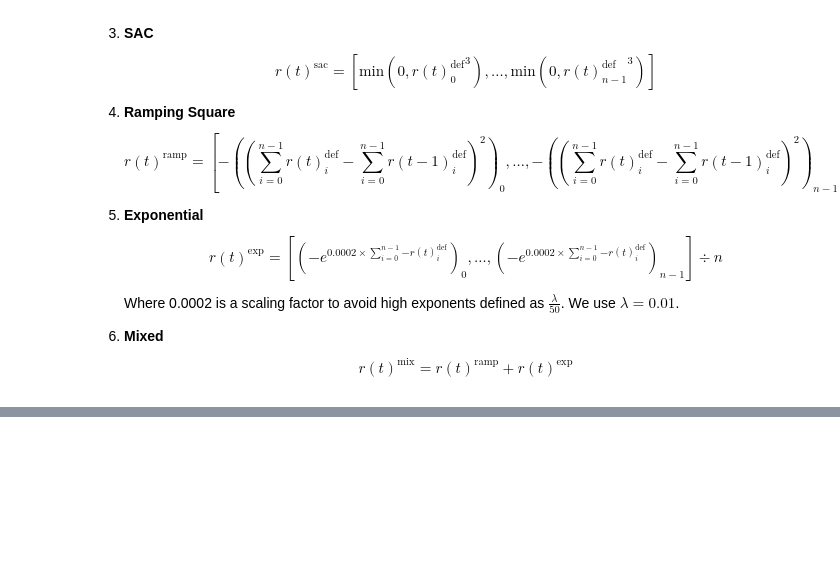
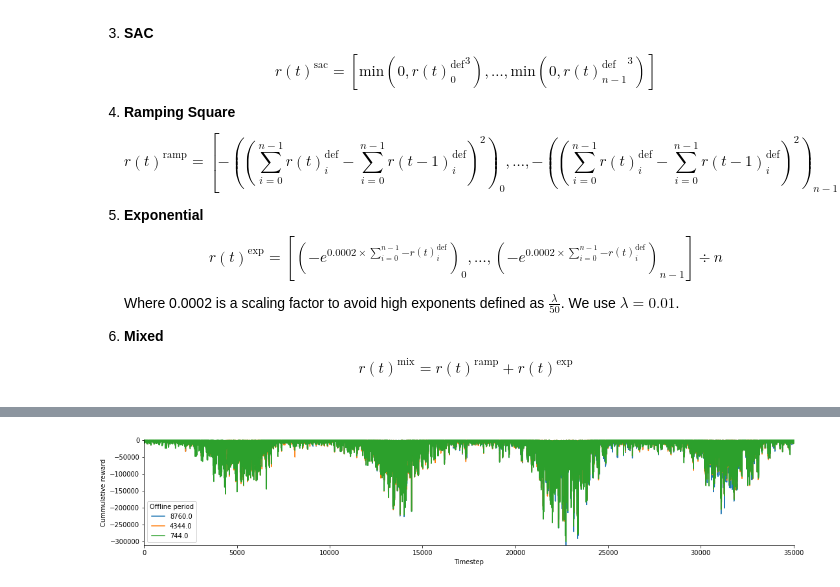
Before and after one commit to intelligent-environments-lab/CityLearn, a Jupyter notebook: reward_function_exploration_analysis.ipynb, the cells around one changed output, grey strips where cells are left out. Saved outputs shown, nothing was run; the diff lists cells and outputs as text; code cells hidden in the pictures; blank space fills up the shorter version.

```diff
--- a/reward_function_exploration_analysis.ipynb
+++ b/reward_function_exploration_analysis.ipynb
@@ -262,0 +253,30 @@ database.get_table('cooling_device_timeseries')
+# %%
+# cummulatiove reward timeseries
+plot_metadata = metadata[metadata['agent_name']=='marlisa']
+fig, ax = plt.subplots(1,1,figsize=(18,3))
+
+for _, environment_id, _, exploration_period in plot_metadata.to_records(index=False):
+    query = f"""
+    SELECT
+        t.timestep,
+        SUM(r.value) AS value
+    FROM reward_timeseries r
+    LEFT JOIN timestep t ON t.id = r.timestep_id
+    WHERE t.environment_id = {environment_id}
+    GROUP BY
+        t.timestep
+    """
+    plot_data = database.query_table(query)
+    x = plot_data['timestep']
+    y = plot_data['value']
+    ax.plot(x,y,label=exploration_period)
+    ax.set_xlabel('Timestep')
+    ax.set_ylabel('Cummulative reward')
+    ax.spines['right'].set_visible(False)
+    ax.spines['top'].set_visible(False)
+
+ax.legend(title='Offline period')
+ax.margins(0)
+plt.show()
+# %% [output]
+[figure, added]
```
Also changed, not shown: parts of 16 cells of this notebook.
